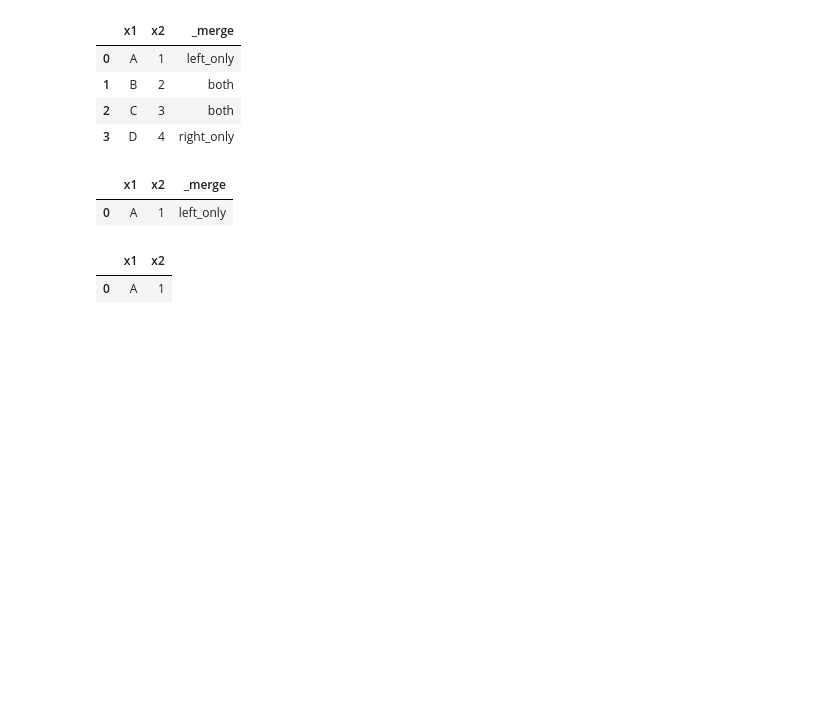
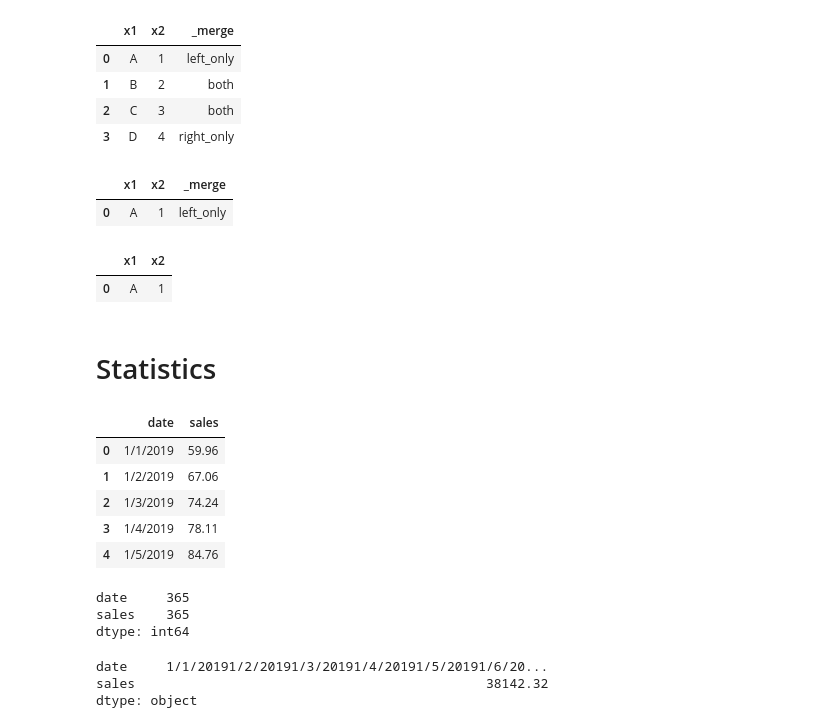
Before and after one commit to VLieberg/Python-Basics-Coding, a Jupyter notebook: notebooks/Pandas Tutorial.ipynb, the cells around one changed output. Saved outputs shown, nothing was run; the diff lists cells and outputs as text; code cells hidden in the pictures; blank space fills up the shorter version.

Commit message:
Adding statistics functions

```diff
--- a/notebooks/Pandas Tutorial.ipynb
+++ b/notebooks/Pandas Tutorial.ipynb
@@ -1341,3 +1345,30 @@ pd.merge(ydf, zdf, how='outer',
 # %% [output]
 |  | x1 | x2 |
 | 0 | A | 1 |
+# %% [markdown]
+# Statistics
+# %%
+ics_df = pd.read_csv('../raw_data/icecream_sales.csv')
+# %%
+ics_df.head()
+# %% [output]
+|  | date | sales |
+| 0 | 1/1/2019 | 59.96 |
+| 1 | 1/2/2019 | 67.06 |
+| 2 | 1/3/2019 | 74.24 |
+| 3 | 1/4/2019 | 78.11 |
+| 4 | 1/5/2019 | 84.76 |
+# %%
+# Get total count of both columns
+ics_df.count()
+# %% [output]
+date     365
+sales    365
+dtype: int64
+# %%
+# skipna skips null / NaN values
+ics_df.sum(skipna=True)
+# %% [output]
+date     1/1/20191/2/20191/3/20191/4/20191/5/20191/6/20...
+sales                                             38142.32
+dtype: object
```
Also changed, not shown: parts of 9 cells of this notebook.
